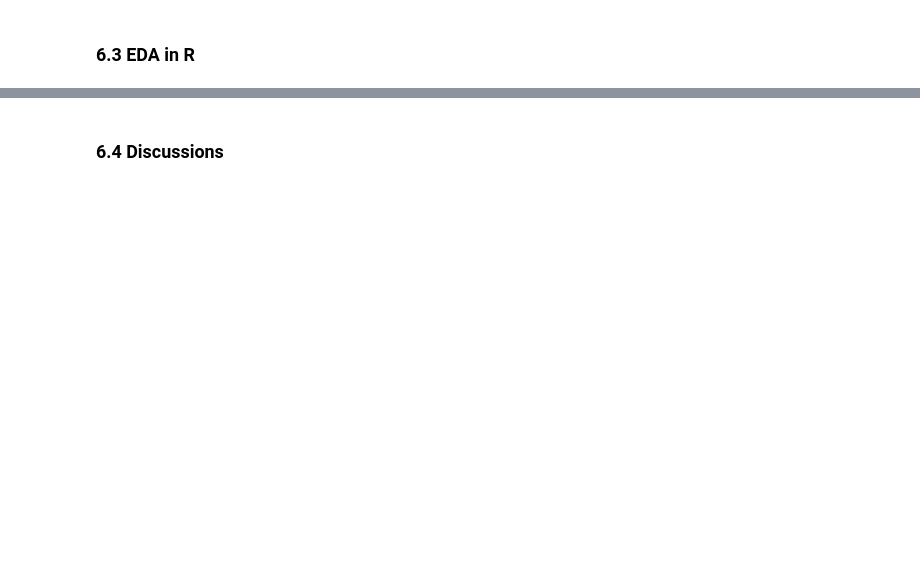
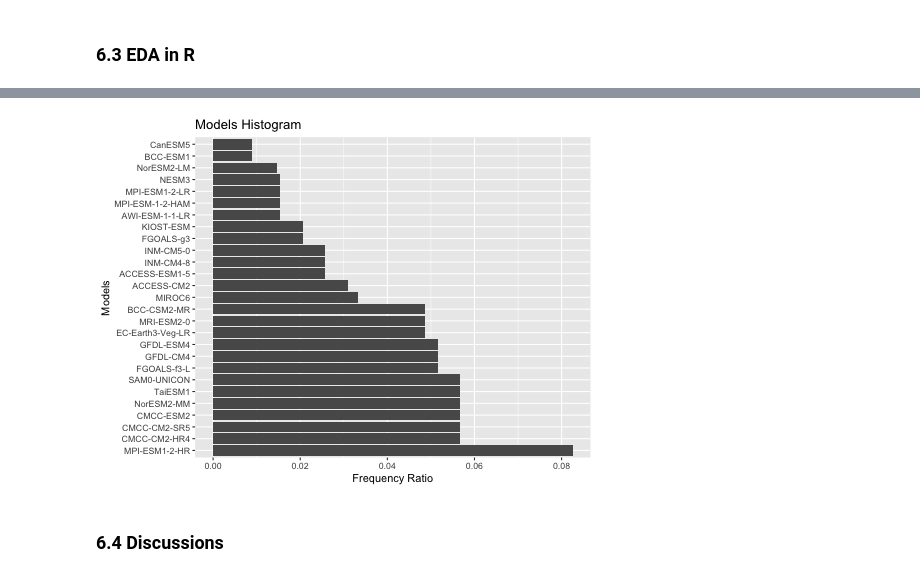
Before and after one commit to UBC-MDS/dsci525-group20, a Jupyter notebook: notebooks/milestone_1.ipynb, the cells around one changed output, grey strips where cells are left out. Drawn from its saved outputs; the diff is of its cells as text; code cells hidden in the pictures; blank space fills up the shorter version.

```diff
--- a/notebooks/milestone_1.ipynb
+++ b/notebooks/milestone_1.ipynb
@@ -160,0 +216,11 @@ suppressMessages(library(dplyr, warn.conflicts = FALSE))
+# %%
+%%time
+%%R -i combined_directory
+
+df <- open_dataset(paste0(combined_directory, "/combined_data.parquet")) %>%
+  select(time, model) %>%
+  collect() %>%
+  group_by(model) %>%
+  summarise(n = n()) %>%
+  mutate(Freq = n/sum(n)) %>%
+  arrange(desc(Freq))
@@ -161,3 +244,12 @@ suppressMessages(library(dplyr, warn.conflicts = FALSE))
+# %%
+%%R -w 500 -h 375
+
+df %>%
+  ggplot(aes(x = Freq, y = reorder(model, -n))) +
+  geom_bar(stat = 'identity') +
+  labs(x = "Frequency Ratio", y = "Models", title = "Models Histogram")
+# %% [output]
+[figure, added]
 # %% [markdown]
 ### 6.4 Discussions
 # %% [markdown]
```
Also changed, not shown: parts of 29 cells of this notebook.
